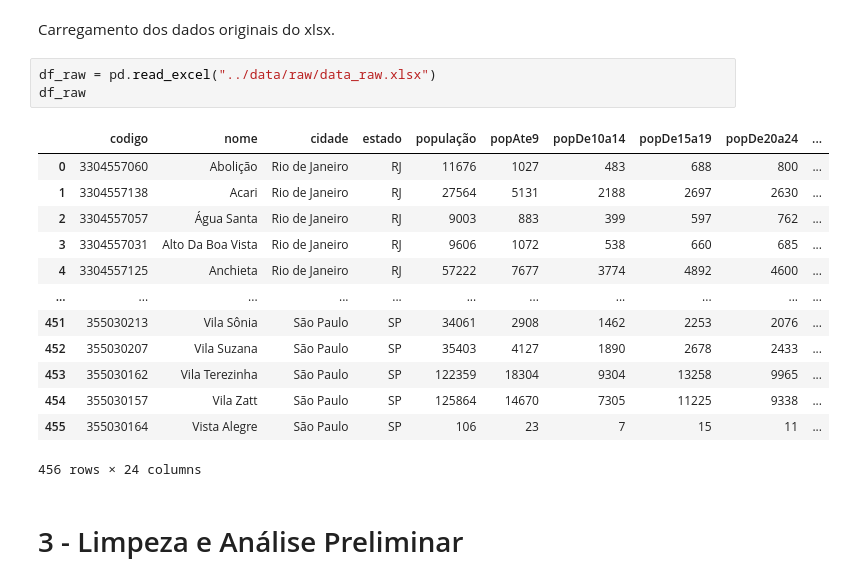
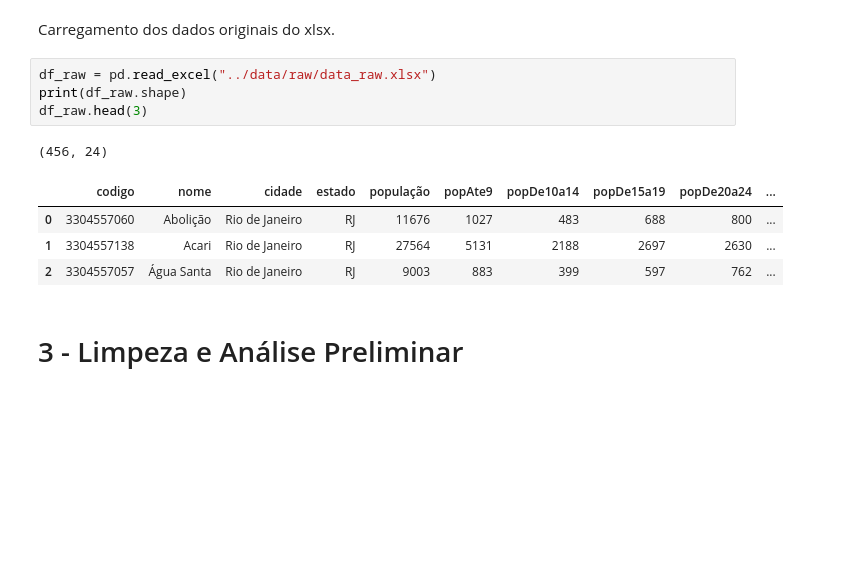
Before and after one commit to nortonvanz/Food-Business-Expansion, a Jupyter notebook: notebooks/ciclo1.ipynb, the cells around one changed output. Saved outputs shown, nothing was run; the diff lists cells and outputs as text; blank space fills up the shorter version.

Commit message:
redução de prints desnecessários

```diff
--- a/notebooks/ciclo1.ipynb
+++ b/notebooks/ciclo1.ipynb
@@ -79,21 +79,14 @@ jupyter_settings()
 Carregamento dos dados originais do xlsx.
 # %%
 df_raw = pd.read_excel("../data/raw/data_raw.xlsx")
-df_raw
+print(df_raw.shape)
+df_raw.head(3)
 # %% [output]
+(456, 24)
 |  | codigo | nome | cidade | estado | população | popAte9 | popDe10a14 | popDe15a19 | popDe20a24 | ... |
 | 0 | 3304557060 | Abolição | Rio de Janeiro | RJ | 11676 | 1027 | 483 | 688 | 800 | ... |
 | 1 | 3304557138 | Acari | Rio de Janeiro | RJ | 27564 | 5131 | 2188 | 2697 | 2630 | ... |
 | 2 | 3304557057 | Água Santa | Rio de Janeiro | RJ | 9003 | 883 | 399 | 597 | 762 | ... |
-| 3 | 3304557031 | Alto Da Boa Vista | Rio de Janeiro | RJ | 9606 | 1072 | 538 | 660 | 685 | ... |
-| 4 | 3304557125 | Anchieta | Rio de Janeiro | RJ | 57222 | 7677 | 3774 | 4892 | 4600 | ... |
-| ... | ... | ... | ... | ... | ... | ... | ... | ... | ... | ... |
-| 451 | 355030213 | Vila Sônia | São Paulo | SP | 34061 | 2908 | 1462 | 2253 | 2076 | ... |
-| 452 | 355030207 | Vila Suzana | São Paulo | SP | 35403 | 4127 | 1890 | 2678 | 2433 | ... |
-| 453 | 355030162 | Vila Terezinha | São Paulo | SP | 122359 | 18304 | 9304 | 13258 | 9965 | ... |
-| 454 | 355030157 | Vila Zatt | São Paulo | SP | 125864 | 14670 | 7305 | 11225 | 9338 | ... |
-| 455 | 355030164 | Vista Alegre | São Paulo | SP | 106 | 23 | 7 | 15 | 11 | ... |
-456 rows × 24 columns
 # %% [markdown]
 # 3 - Limpeza e Análise Preliminar
 # %% [markdown]
```
Also changed, not shown: parts of 33 cells of this notebook.
